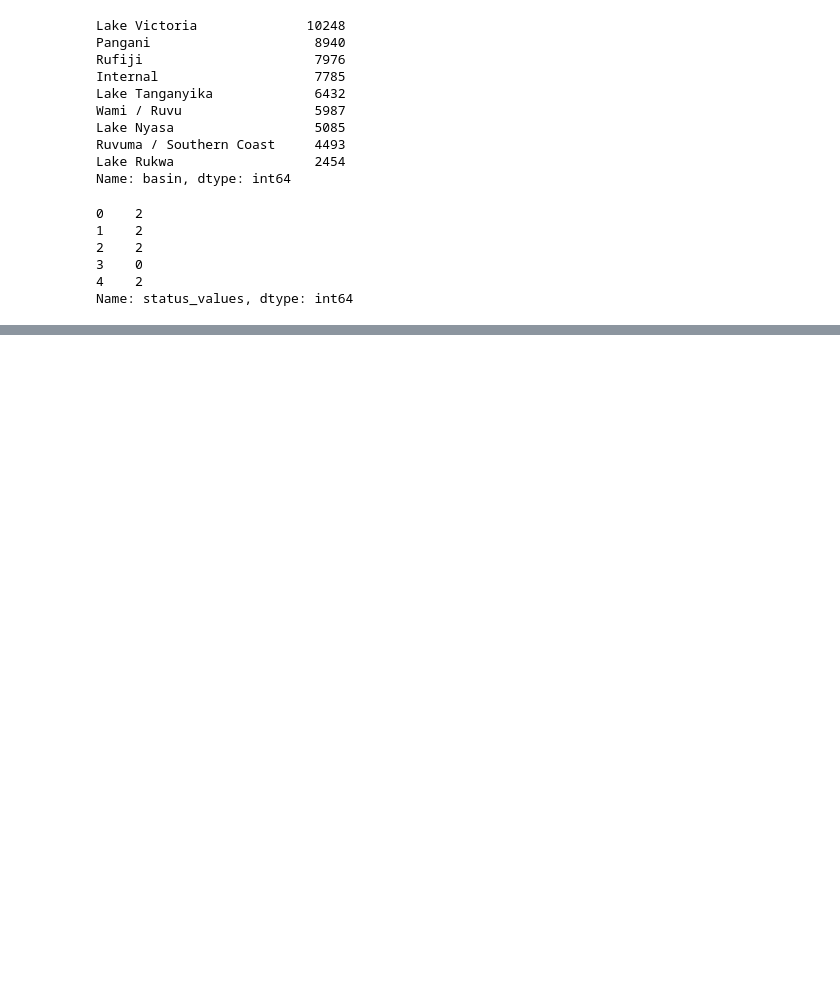
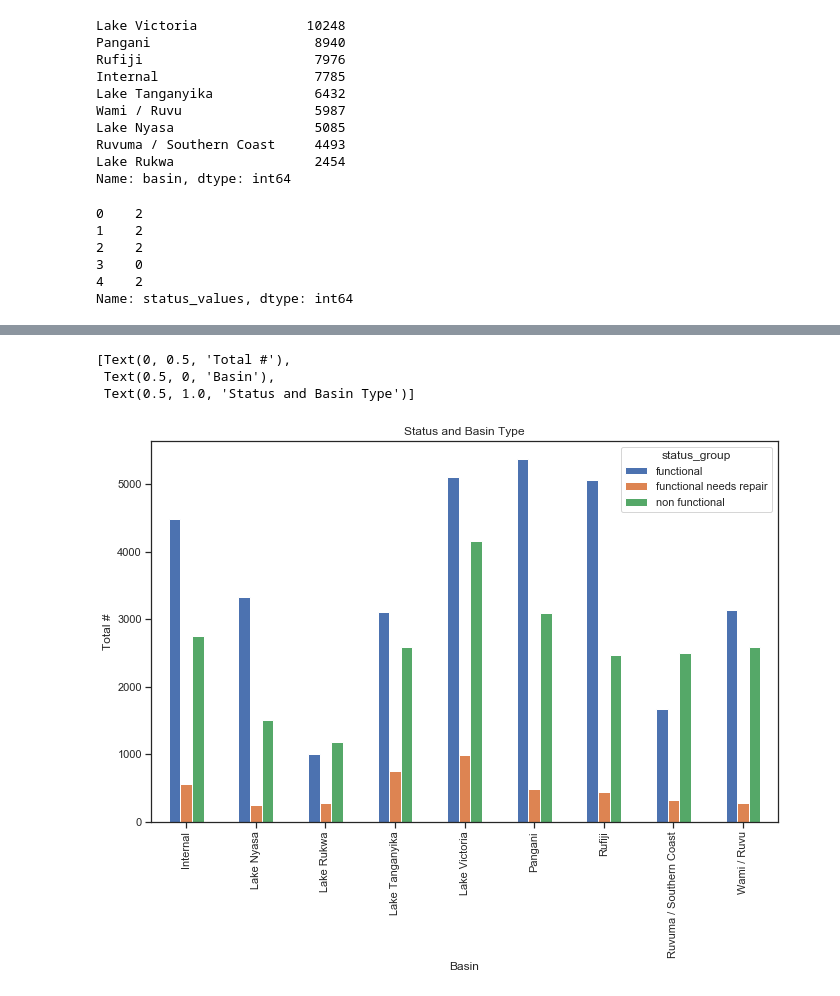
Before and after one commit to Andrew-Carl/Pump-it-Up-Data-Mining-the-Tanzania-Water-Table, a Jupyter notebook: Exploratory Data Analysis .ipynb, the cells around one changed output, grey strips where cells are left out. Drawn from its saved outputs; the diff is of its cells as text; code cells hidden in the pictures; blank space fills up the shorter version.

Commit message:
Edit Graphs

```diff
--- a/Exploratory Data Analysis .ipynb
+++ b/Exploratory Data Analysis .ipynb
@@ -422,0 +113,14 @@ Name: status_group, dtype: int64
+# %%
+# Examine the functionality of pumps in different basins.
+df_train.groupby('basin')['status_group']\
+    .value_counts()\
+    .unstack(level=1)\
+    .plot.bar(figsize=(10,7))\
+    .set(ylabel='Total #',
+       xlabel='Basin',
+       title='Status and Basin Type')\
+# %% [output]
+[Text(0, 0.5, 'Total #'),
+ Text(0.5, 0, 'Basin'),
+ Text(0.5, 1.0, 'Status and Basin Type')]
+[figure, added]
```
Also changed, not shown: parts of 52 cells of this notebook.
